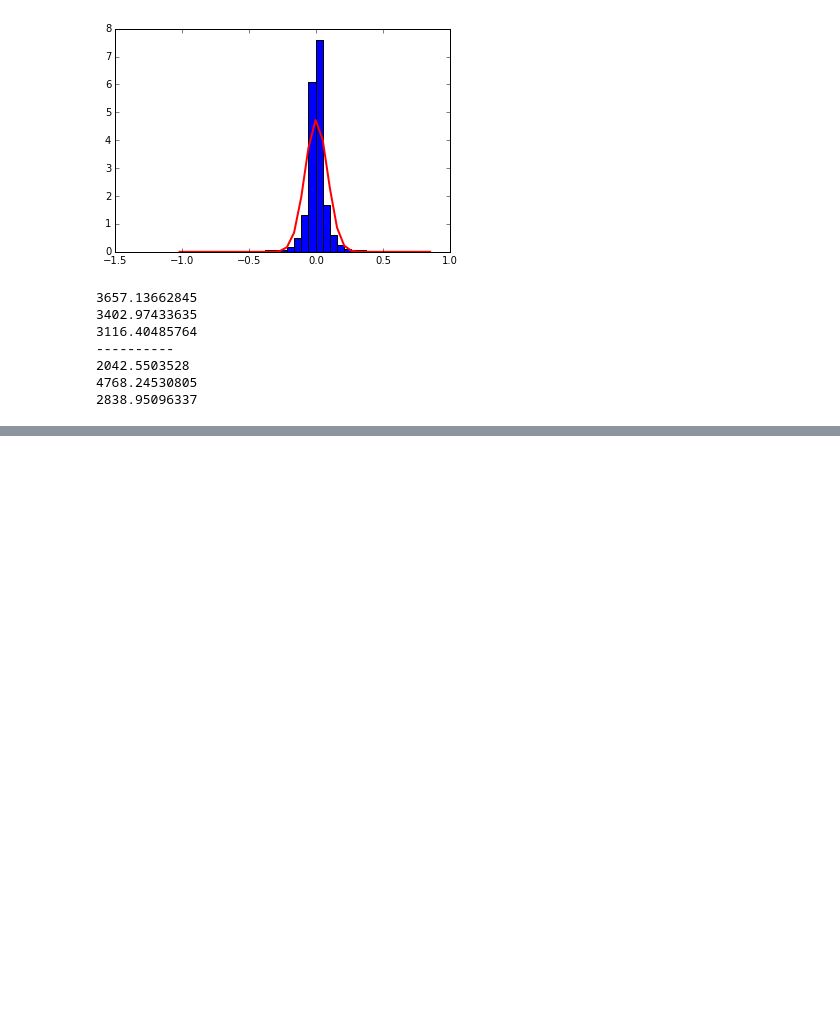
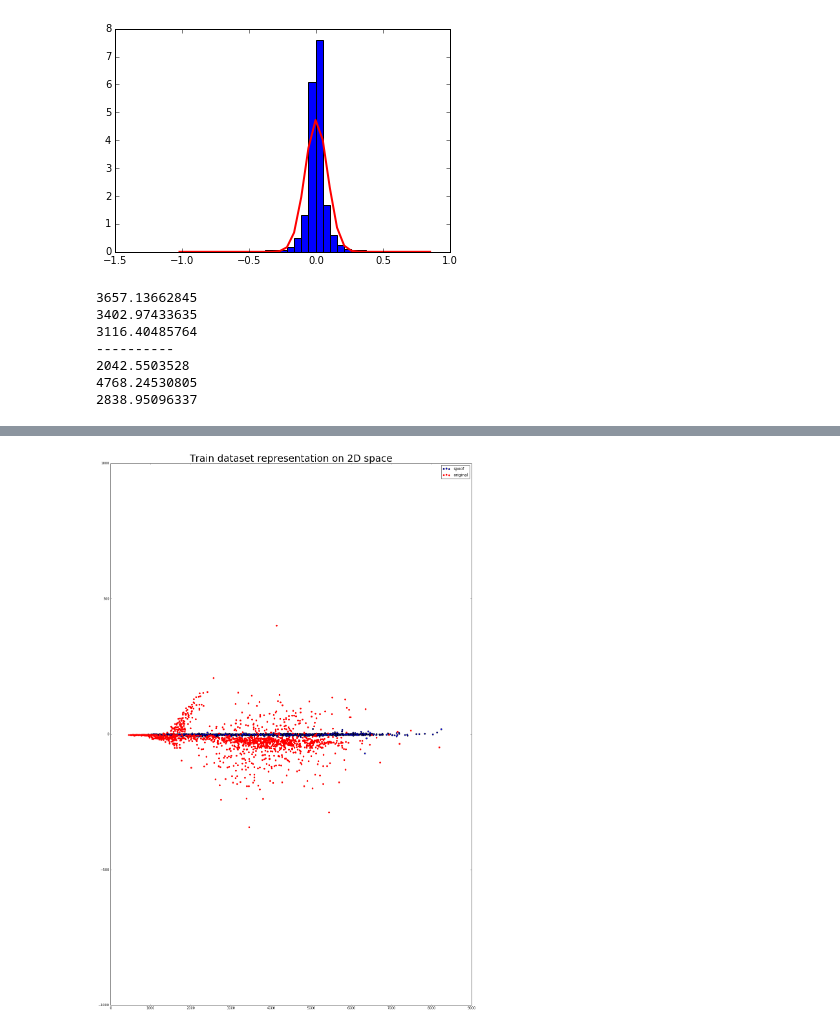
Before and after one commit to Anotherother/spoofingchallenge, a Jupyter notebook: compute gaussian sigma.ipynb, the cells around one changed output, grey strips where cells are left out. Saved outputs shown, nothing was run; the diff lists cells and outputs as text; code cells hidden in the pictures; blank space fills up the shorter version.

```diff
--- a/compute gaussian sigma.ipynb
+++ b/compute gaussian sigma.ipynb
@@ -171,0 +220,10 @@ print np.sqrt(sum((s3 - s3.mean())**2)/len(s3))
+# %%
+plt.figure(figsize=(20,30))
+plt.title('Train dataset representation on 2D space', size = 30)
+plt.scatter(sigmaVectorSpoof, meanSpoof,  label="spoof")
+plt.ylim(-1000, 1000)
+plt.scatter(sigmaVectorOriginal,meanOriginal, color = 'red', label="original")
+plt.legend()
+plt.show()
+# %% [output]
+[figure, added]
```
Also changed, not shown: parts of 19 cells of this notebook.
